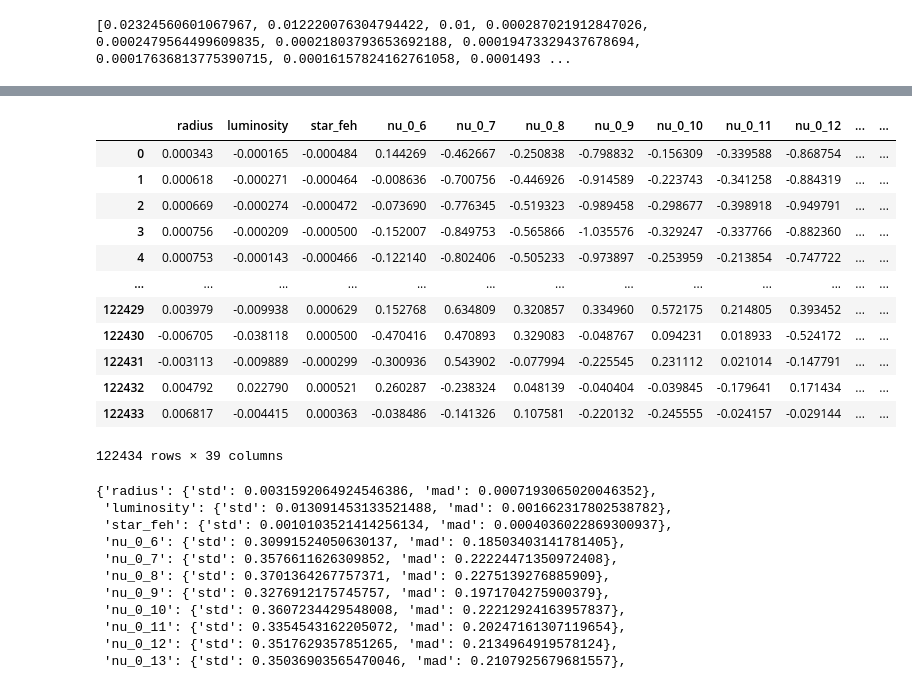
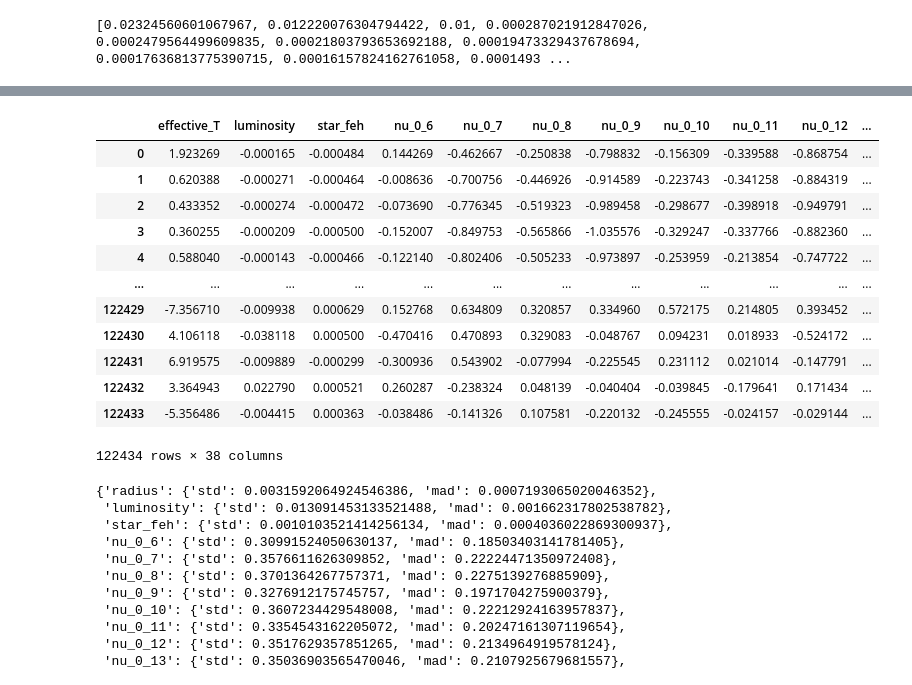
Before and after one commit to ojscutt/sl-pitchfork, a Jupyter notebook: emulator-to-json.ipynb, the cells around one changed output, grey strips where cells are left out. Saved outputs shown, nothing was run; the diff lists cells and outputs as text; code cells hidden in the pictures.

Commit message:
emulator error json and new-lh.nb

```diff
--- a/emulator-to-json.ipynb
+++ b/emulator-to-json.ipynb
@@ -157,16 +166,17 @@ pitchfork_errors_df=pd.DataFrame(np.array(df_test[outputs+['effective_T']]) - np
 # %%
+pitchfork_errors_df = pitchfork_errors_df[['effective_T', 'luminosity', 'star_feh'] + [f'nu_0_{i+1}' for i in range(5,40)]]
 pitchfork_errors_df
 # %% [output]
-|  | radius | luminosity | star_feh | nu_0_6 | nu_0_7 | nu_0_8 | nu_0_9 | nu_0_10 | nu_0_11 | nu_0_12 | ... | ... |
-| 0 | 0.000343 | -0.000165 | -0.000484 | 0.144269 | -0.462667 | -0.250838 | -0.798832 | -0.156309 | -0.339588 | -0.868754 | ... | ... |
-| 1 | 0.000618 | -0.000271 | -0.000464 | -0.008636 | -0.700756 | -0.446926 | -0.914589 | -0.223743 | -0.341258 | -0.884319 | ... | ... |
-| 2 | 0.000669 | -0.000274 | -0.000472 | -0.073690 | -0.776345 | -0.519323 | -0.989458 | -0.298677 | -0.398918 | -0.949791 | ... | ... |
-| 3 | 0.000756 | -0.000209 | -0.000500 | -0.152007 | -0.849753 | -0.565866 | -1.035576 | -0.329247 | -0.337766 | -0.882360 | ... | ... |
-| 4 | 0.000753 | -0.000143 | -0.000466 | -0.122140 | -0.802406 | -0.505233 | -0.973897 | -0.253959 | -0.213854 | -0.747722 | ... | ... |
-| ... | ... | ... | ... | ... | ... | ... | ... | ... | ... | ... | ... | ... |
-| 122429 | 0.003979 | -0.009938 | 0.000629 | 0.152768 | 0.634809 | 0.320857 | 0.334960 | 0.572175 | 0.214805 | 0.393452 | ... | ... |
-| 122430 | -0.006705 | -0.038118 | 0.000500 | -0.470416 | 0.470893 | 0.329083 | -0.048767 | 0.094231 | 0.018933 | -0.524172 | ... | ... |
-| 122431 | -0.003113 | -0.009889 | -0.000299 | -0.300936 | 0.543902 | -0.077994 | -0.225545 | 0.231112 | 0.021014 | -0.147791 | ... | ... |
-| 122432 | 0.004792 | 0.022790 | 0.000521 | 0.260287 | -0.238324 | 0.048139 | -0.040404 | -0.039845 | -0.179641 | 0.171434 | ... | ... |
-| 122433 | 0.006817 | -0.004415 | 0.000363 | -0.038486 | -0.141326 | 0.107581 | -0.220132 | -0.245555 | -0.024157 | -0.029144 | ... | ... |
+|  | effective_T | luminosity | star_feh | nu_0_6 | nu_0_7 | nu_0_8 | nu_0_9 | nu_0_10 | nu_0_11 | nu_0_12 | ... |
+| 0 | 1.923269 | -0.000165 | -0.000484 | 0.144269 | -0.462667 | -0.250838 | -0.798832 | -0.156309 | -0.339588 | -0.868754 | ... |
+| 1 | 0.620388 | -0.000271 | -0.000464 | -0.008636 | -0.700756 | -0.446926 | -0.914589 | -0.223743 | -0.341258 | -0.884319 | ... |
+| 2 | 0.433352 | -0.000274 | -0.000472 | -0.073690 | -0.776345 | -0.519323 | -0.989458 | -0.298677 | -0.398918 | -0.949791 | ... |
+| 3 | 0.360255 | -0.000209 | -0.000500 | -0.152007 | -0.849753 | -0.565866 | -1.035576 | -0.329247 | -0.337766 | -0.882360 | ... |
+| 4 | 0.588040 | -0.000143 | -0.000466 | -0.122140 | -0.802406 | -0.505233 | -0.973897 | -0.253959 | -0.213854 | -0.747722 | ... |
+| ... | ... | ... | ... | ... | ... | ... | ... | ... | ... | ... | ... |
+| 122429 | -7.356710 | -0.009938 | 0.000629 | 0.152768 | 0.634809 | 0.320857 | 0.334960 | 0.572175 | 0.214805 | 0.393452 | ... |
+| 122430 | 4.106118 | -0.038118 | 0.000500 | -0.470416 | 0.470893 | 0.329083 | -0.048767 | 0.094231 | 0.018933 | -0.524172 | ... |
+| 122431 | 6.919575 | -0.009889 | -0.000299 | -0.300936 | 0.543902 | -0.077994 | -0.225545 | 0.231112 | 0.021014 | -0.147791 | ... |
+| 122432 | 3.364943 | 0.022790 | 0.000521 | 0.260287 | -0.238324 | 0.048139 | -0.040404 | -0.039845 | -0.179641 | 0.171434 | ... |
+| 122433 | -5.356486 | -0.004415 | 0.000363 | -0.038486 | -0.141326 | 0.107581 | -0.220132 | -0.245555 | -0.024157 | -0.029144 | ... |
-122434 rows × 39 columns
+122434 rows × 38 columns
```
Also changed, not shown: parts of 4 cells of this notebook, 3 other files.
